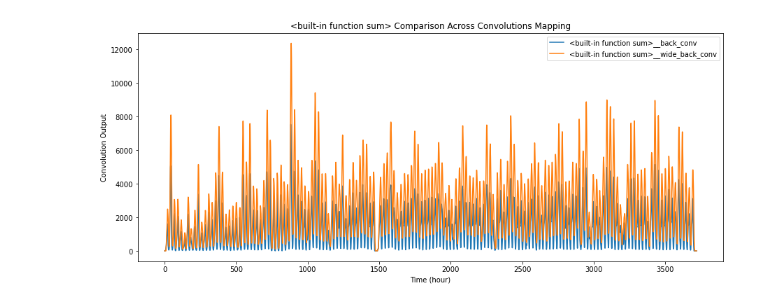
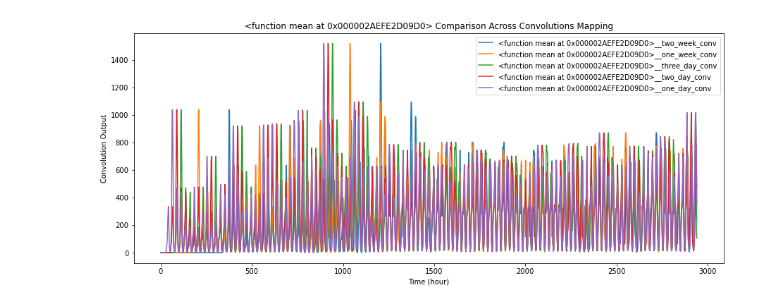
Before and after one commit to eric-albrecht-3372/bike_machine_learning, a Jupyter notebook: Notebooks/Bike Usage Regressor - No Complementary Data.ipynb, the cells around one changed output. Saved outputs shown, nothing was run; the diff lists cells and outputs as text; code cells hidden in the pictures.

```diff
--- a/Notebooks/Bike Usage Regressor - No Complementary Data.ipynb
+++ b/Notebooks/Bike Usage Regressor - No Complementary Data.ipynb
@@ -13,5 +13,6 @@ dataset_dir = "../DataSet_CSVs/BikeDatasets/"
 # %%
 # Import the dataset
 bike_df = pd.read_csv(dataset_dir + "final_bike_dataset.csv")
+bike_df.drop(["Unnamed: 0"], axis=1, inplace=True)
 bike_df.head()
 # %% [output]
@@ -137,7 +140,8 @@ for col in time_list:
     datetime_col_list = {dateenum.year:[], dateenum.month:[], dateenum.week:[], dateenum.day:[], dateenum.hour:[], dateenum.day_of_week:[]}
     bike_df[col] = bike_df[col].apply(lambda l: datetime_lambda_func(l, datetime_col_list))
     for value in [dateenum.year, dateenum.month, dateenum.day, dateenum.hour, dateenum.day_of_week, dateenum.week]:
-        bike_df[f"{col}_{value}"] = datetime_col_list[value]
+        bike_df[f"{col}_{value}"] = [int(int_val) for int_val in datetime_col_list[value]]
+        bike_df[f"{col}_{value}"] = bike_df[f"{col}_{value}"].astype("int32")
         category_list.append(f"{col}_{value}")
 bike_df.head()
 # %% [output]
@@ -238,4 +250,4 @@ bike_df.head()
 # %%
 # Convert the objects to categorical types
-bike_df[category_list] = bike_df[category_list].astype("category")
-bike_df.info()
+#bike_df[category_list] = bike_df[category_list].astype("category")
+#bike_df.info()
@@ -279,7 +273,7 @@ cat_list = ["start_station_name", "started_at_year", "started_at_month", "starte
 num_list = ["start_station_name"]
 # %%
 # Aggregate the data to get ready for predicting by the hour
-hour_df = bike_df.groupby([f"started_at_{val}" for val in ["year", "month", "day", "hour"]]).count().reset_index()
-hour_df = hour_df.reset_index()
-hour_df
+hour_df = bike_df.groupby([f"started_at_{val}" for val in ["year", "month", "week", "day", "hour"]]).count().reset_index().fillna(0)
+#hour_df = hour_df.reset_index().drop(["index"], axis=1)
+hour_df.columns
 # %% [output]
@@ -299,40 +290,86 @@ hour_df
 # %%
 # Create a convolution for the elapsed time stuff
 # Plot out the data by datetime
+from scipy.stats import kurtosis
+
 def create_convolution_list(input_data, conv_mapping, conv_mapping_function):
     min_conv = min(conv_mapping)
     max_conv = max(conv_mapping)
     output_list = [0 for x in range(-min_conv)]
     for item_index in range(-min_conv, len(input_data)-max(0, max_conv)):
         output_list.append(conv_mapping_function([input_data[item_index+x] for x in conv_mapping]))
     [output_list.append(x) for x in range(len(input_data)-max(0, max_conv), len(input_data))]
     return output_list
 
 # Run a combination of graphs
 def run_convolutions(input_data, new_col_names, mapping_lists, function_list):
     for function in function_list:
         plt.figure(figsize=(15,6))
         for x in range(len(mapping_lists)):
             col_name = f"{str(function)}__{new_col_names[x]}"
             hour_df[col_name] = create_convolution_list(input_data, mapping_lists[x], function)
             plt.plot(hour_df[col_name], label=col_name)
         plt.title(f"{str(function)} Comparison Across Convolutions Mapping")
         plt.xlabel("Time (hour)")
         plt.ylabel("Convolution Output")
         plt.legend()
         plt.show()
 
+def upper_75_mean(input_val):
+    return np.mean(sorted(input_val)[int(3*len(input_val)/4):])
+
+def lower_75_mean(input_val):
+    output_val = 0
+    return np.mean(sorted(input_val)[:int(len(input_val)/4)])
+
+def intermediate_func(input_val):
+    return np.mean(input_val)*0.67
+
+def bit_shift_mean(input_val):
+    return np.mean([val & ~0xf for val in input_val])
+
+def new_range(input_val):
+    return np.max(input_val) - np.min(input_val)
+
+def new_max_mean(input_val):
+    return np.max(input_val) - np.mean(input_val)
+
+def new_mean_range(input_val):
+    return np.mean(input_val)/new_range(input_val)
+
+def new_sum_range(input_val):
+    return sum(input_val)/new_range(input_val)
+
+def new_max_mean_range(input_val):
+    return new_max_mean(input_val)-new_range(input_val)
+
 # Run the convolutions on the data to add them to the dataset
-back_conv_mapping = [-5, -4, -3, -2, -1]
-new_conv_mapping = [-2, -1, 0, 1, 2]
-forward_conv_mapping = [-1, 1, 3, 5]
-wide_conv_mapping = range(-5, 6)
+day_offset = 24
+week_offset = day_offset*7
+weekly_list = list()
+week_hour_offset = 4
+four_week_conv = [-val for val in list(range(week_hour_offset+4*week_offset,4*week_offset, -1))]
+three_week_conv = [-val for val in list(range(week_hour_offset+3*week_offset,3*week_offset, -1))]
+two_week_conv = [-val for val in list(range(week_hour_offset+2*week_offset,2*week_offset, -1))]
+one_week_conv = [-val for val in list(range(week_hour_offset+week_offset, 0+week_offset, -1))]
+three_day_conv = [-val for val in list(range(week_hour_offset+day_offset*3, 0+day_offset*3, -1))]
+two_day_conv = [-val for val in list(range(week_hour_offset+day_offset*2, 0+day_offset*2, -1))]
+one_day_conv = [-val for val in list(range(week_hour_offset+day_offset, 0+day_offset, -1))]
+six_four_conv_mapping = [-6, -5, -4]
+five_three_mapping = [-5, -4, -3]
+four_two_conv_mapping = [-4, -3, -2]
+three_conv_mapping = [-3, -2, -1]
+two_conv_mapping = [-2, -1]
+one_conv_mapping = [-1]
 wide_back_conv_mapping = [-10, -9, -8, -7, -6, -5, -4, -3, -2, -1]
-wide_front_conv_mapping = range(0, 11)
+lookback_conv_mapping = [-20, -18, -16, -14, -12, -10, -8, -6, -4, -2]
+#func_list = [sum, np.mean, np.median]
+func_list = [np.mean, np.median, sum, np.max, np.min, new_max_mean, new_max_mean_range, new_range]
+#func_list=[new_max_mean_range]
+#run_convolutions(hour_df["started_at_dow"], ["back_conv", "wide_back_conv", "look_back_conv"], [back_conv_mapping, wide_back_conv_mapping, lookback_conv_mapping], func_list)
+run_convolutions(hour_df["rideable_type"], ["two_week_conv", "one_week_conv", "three_day_conv", "two_day_conv", "one_day_conv"], [two_week_conv, one_week_conv, three_day_conv, two_day_conv, one_day_conv], func_list)
+#run_convolutions(hour_df["rideable_type"], ["three_day_conv", "two_day_conv", "one_day_conv", "six_four_conv"], [three_day_conv, two_day_conv, one_day_conv, six_four_conv_mapping], func_list)
 
-func_list = [sum, np.mean, np.median, max]
-run_convolutions(hour_df["rideable_type"], ["back_conv", "wide_back_conv"], [back_conv_mapping, wide_back_conv_mapping], func_list)
-#run_convolutions(hour_df["rideable_type"], ["back_conv", "central_conv", "forw_conv"], [back_conv_mapping, new_conv_mapping, forward_conv_mapping], func_list)
-#run_convolutions(hour_df["rideable_type"], ["wide_central_conv", "wide_back_conv", "wide_front_conv"], [wide_conv_mapping, wide_back_conv_mapping, wide_front_conv_mapping], func_list)
+hour_df = hour_df[2*week_offset+3:]
 # %% [output]
-[figure, old version]
+[figure, new version]
```
Also changed, not shown: parts of 120 cells of this notebook, 2 other files.
